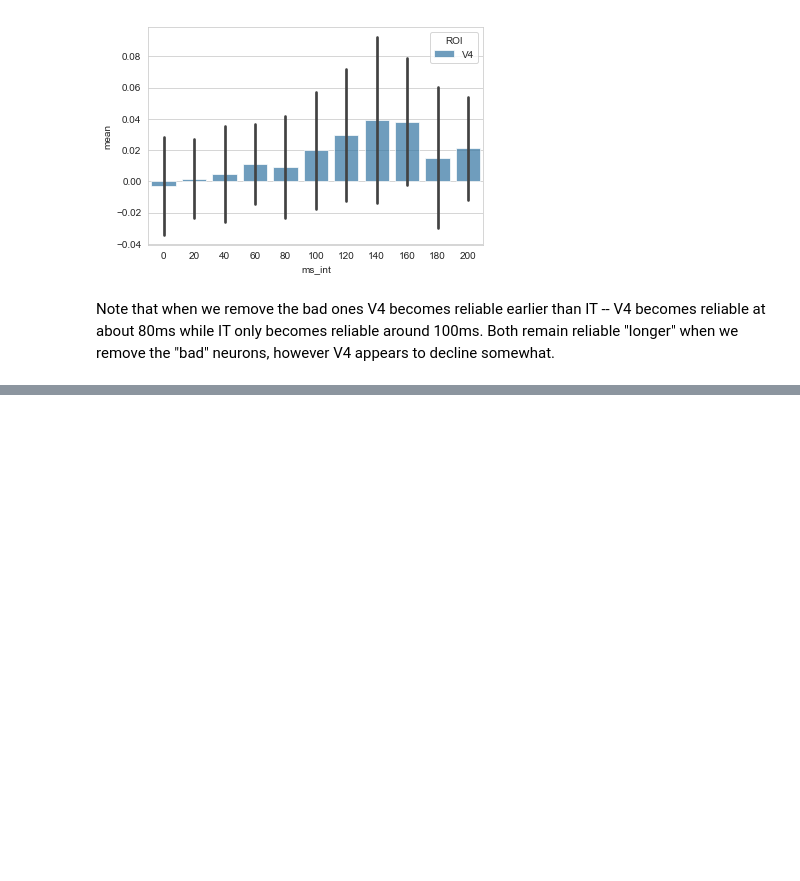
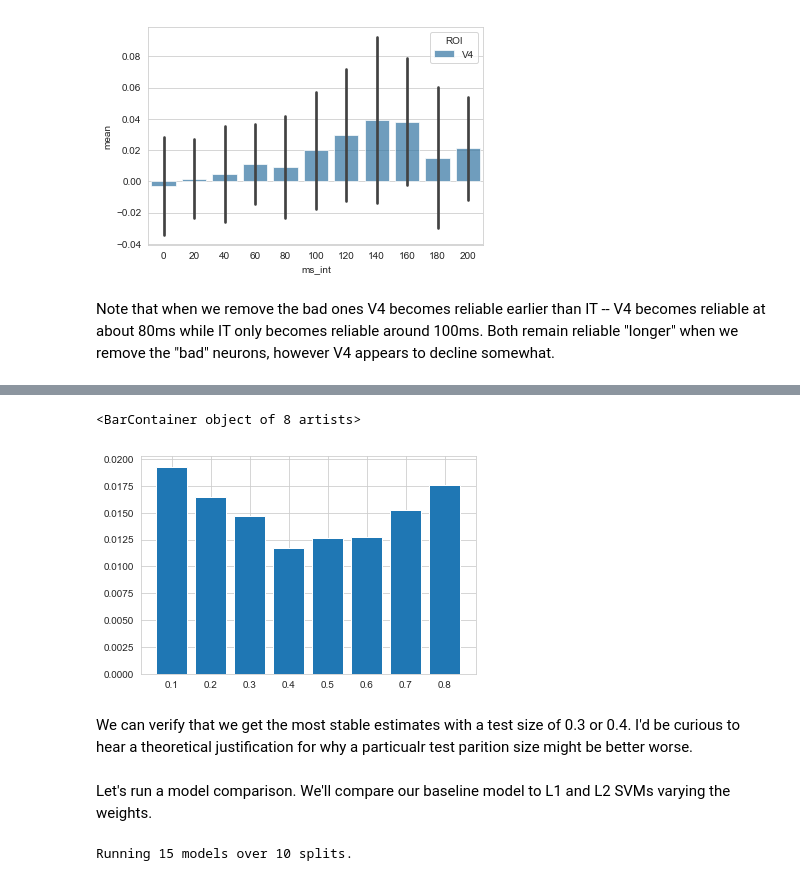
Before and after one commit to benpeloquin7/psych253, a Jupyter notebook: HW/hw1.ipynb, the cells around one changed output, grey strips where cells are left out. Drawn from its saved outputs; the diff is of its cells as text; code cells hidden in the pictures; blank space fills up the shorter version.

```diff
--- a/HW/hw1.ipynb
+++ b/HW/hw1.ipynb
@@ -428,0 +492,12 @@ KeyboardInterrupt:
+# %%
+df_stds = df_splits[['split', 'accuracy']].groupby('split') \
+    .aggregate({np.std})['accuracy'] \
+    .reset_index()
+plt.bar([str(x) for x in df_stds['split']], df_stds['std'])
+# %% [output]
+<BarContainer object of 8 artists>
+[figure, added]
+# %% [markdown]
+We can verify that we get the most stable estimates with a test size of 0.3 or 0.4. I'd be curious to hear a theoretical justification for why a particualr test parition size might be better worse.
+# %% [markdown]
+Let's run a model comparison. We'll compare our baseline model to L1 and L2 SVMs varying the weights.
@@ -428,0 +512,7 @@ KeyboardInterrupt:
+# %%
+# Run models
+n_splits = 10
+test_size = 0.3
+model_cms, model_runtimes = run_models_over_n_splits(models, n_splits, X, y, test_size, True)
+# %% [output]
+Running 15 models over 10 splits.
```
Also changed, not shown: parts of 55 cells of this notebook, 2 other files.
